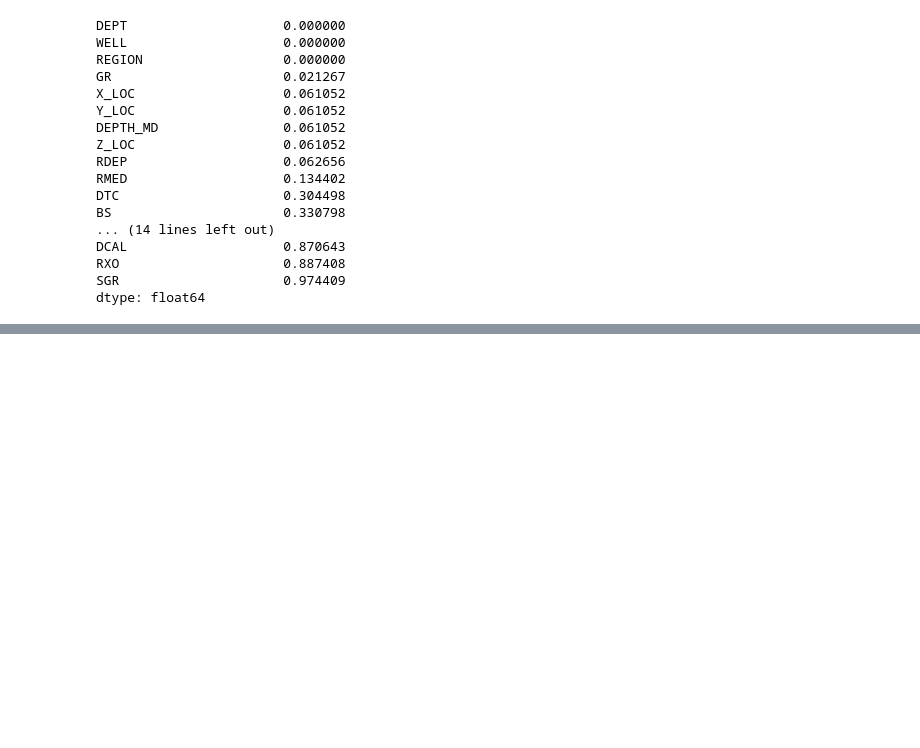
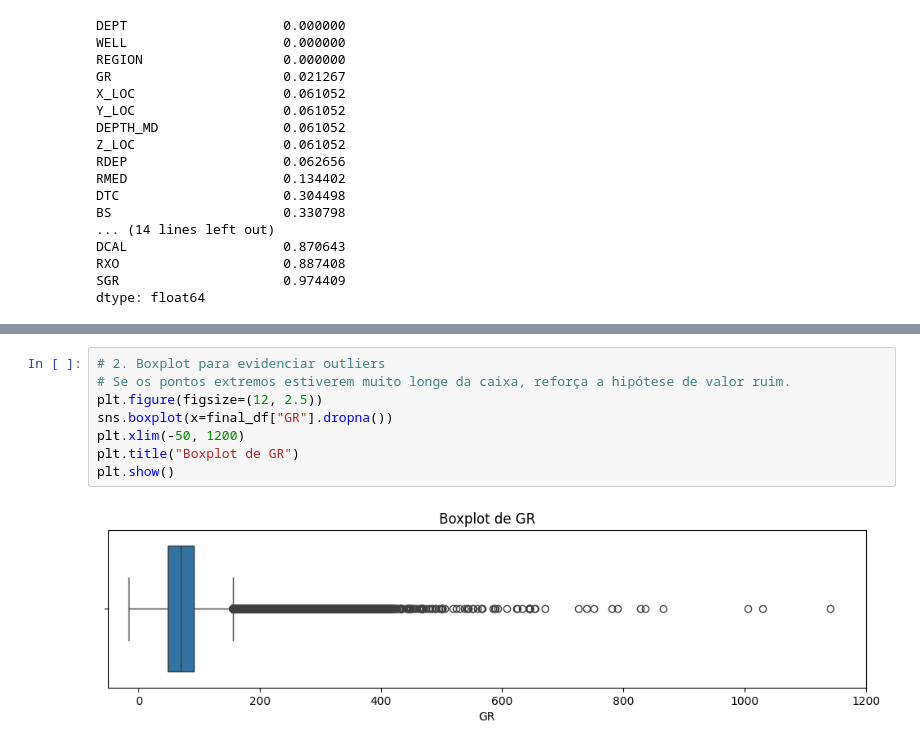
Before and after one commit to marcusvbrangel/wolf-petrophysics-analitics, a Jupyter notebook: 01-analitics/wolf-petrophysics-analitics.ipynb, the cells around one changed output, grey strips where cells are left out. Saved outputs shown, nothing was run; the diff lists cells and outputs as text; blank space fills up the shorter version.

```diff
--- a/01-analitics/wolf-petrophysics-analitics.ipynb
+++ b/01-analitics/wolf-petrophysics-analitics.ipynb
@@ -170,0 +425,10 @@ dtype: float64
+# %%
+# 2. Boxplot para evidenciar outliers
+# Se os pontos extremos estiverem muito longe da caixa, reforça a hipótese de valor ruim.
+plt.figure(figsize=(12, 2.5))
+sns.boxplot(x=final_df["GR"].dropna())
+plt.xlim(-50, 1200)
+plt.title("Boxplot de GR")
+plt.show()
+# %% [output]
+[figure, added]
```
Also changed, not shown: parts of 34 cells of this notebook.
